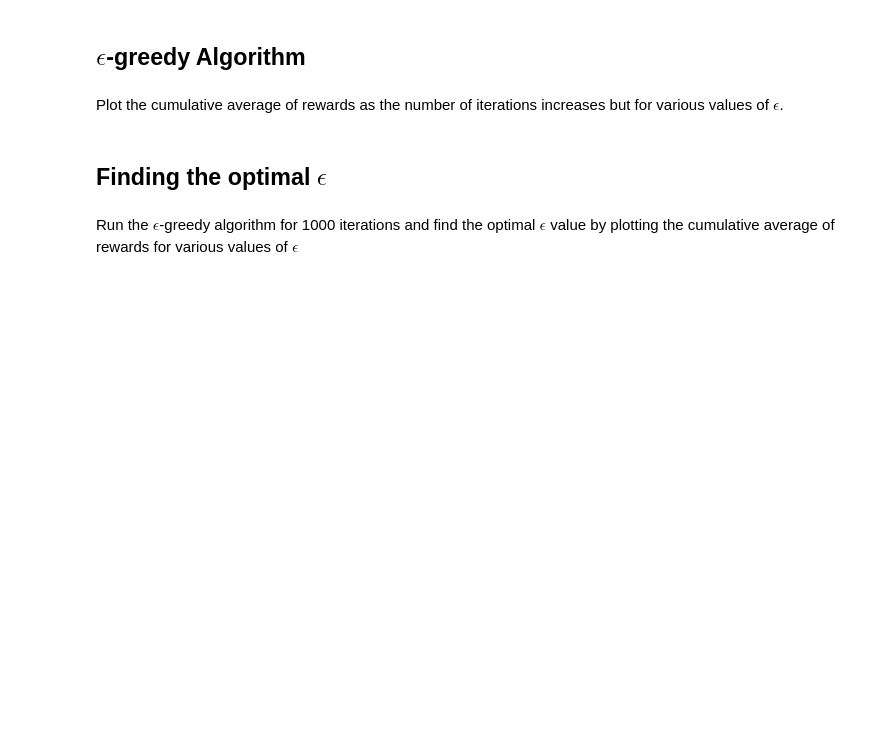
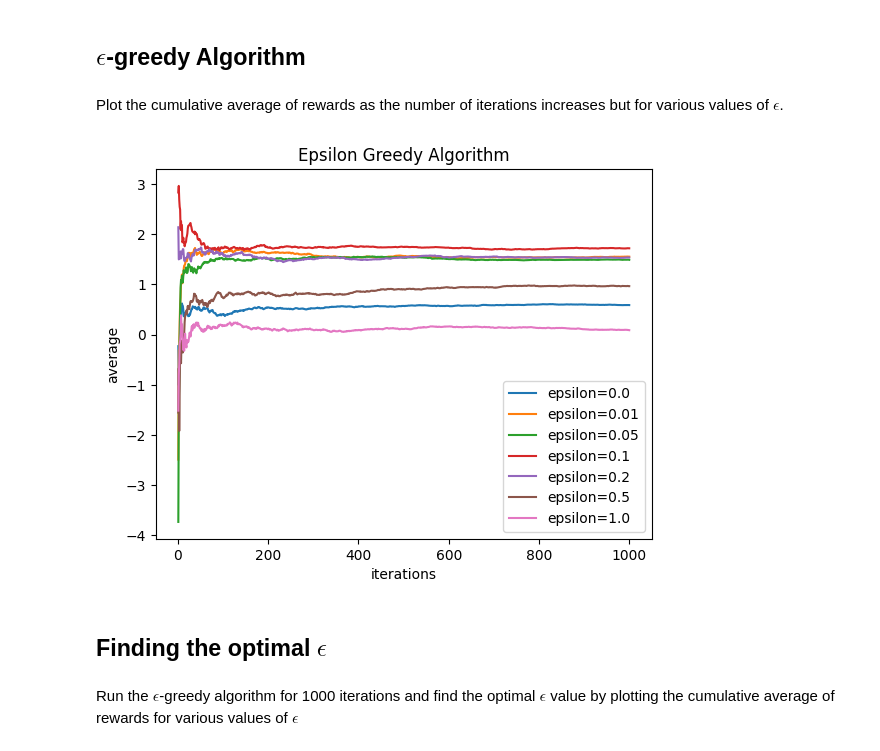
Before and after one commit to Chirayu-Jain2/WIDS-2025-Intro-to-Reinforcement-Learning, a Jupyter notebook: Week 1/work_on_bandits.ipynb, the cells around one changed output. Drawn from its saved outputs; the diff is of its cells as text; code cells hidden in the pictures; blank space fills up the shorter version.

```diff
--- a/Week 1/work_on_bandits.ipynb
+++ b/Week 1/work_on_bandits.ipynb
@@ -81,6 +98,20 @@ def run_epsilon_greedy(epsilon):
     return reward_list
 # %% [markdown]
 Plot the cumulative average of rewards as the number of iterations increases but for various values of $\epsilon$.
+# %%
+x=np.arange(1,1001)
+epsilons=[0.0,0.01,0.05,0.1,0.2,0.5,1.0]
+for epsilon in epsilons:
+    reward = run_epsilon_greedy(epsilon)
+    y=[sum(reward[:i])/i for i in np.arange(1,1001)]
+    plt.plot(x, y, label =f"epsilon={epsilon}")
+plt.xlabel("iterations")
+plt.ylabel("average")
+plt.title("Epsilon Greedy Algorithm")
+plt.legend()
+plt.show()
+# %% [output]
+[figure, added]
 # %% [markdown]
 ## Finding the optimal $\epsilon$
 # %% [markdown]
```
Also changed, not shown: parts of 11 cells of this notebook.
